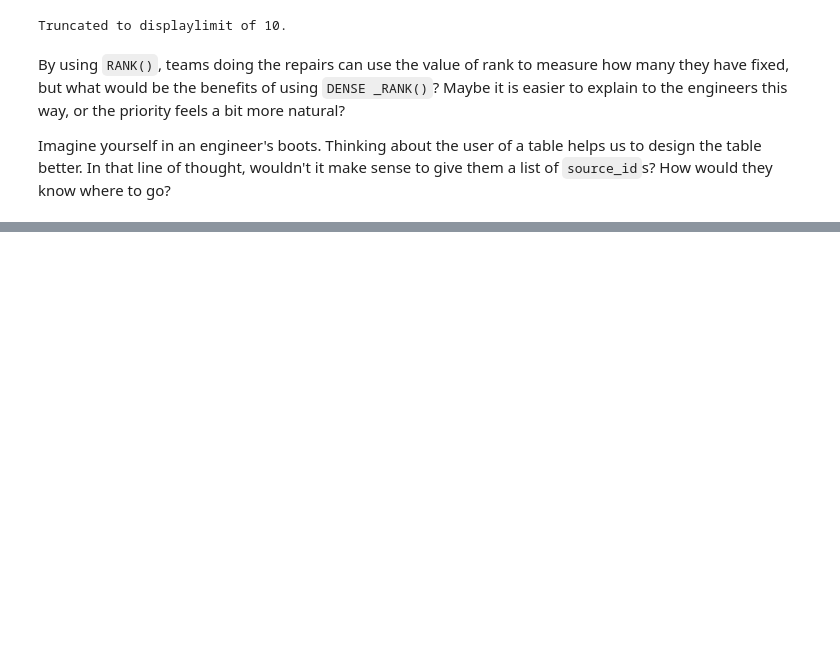
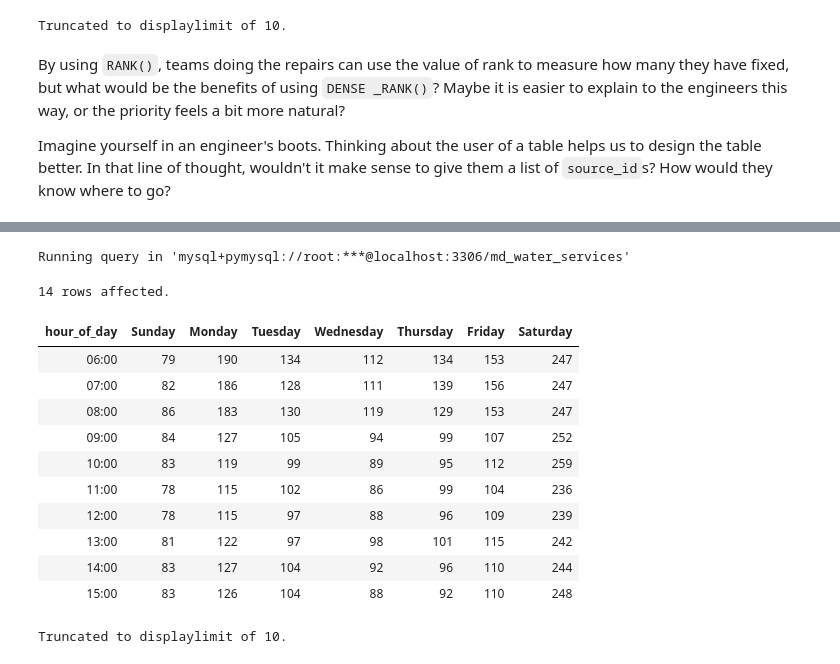
Before and after one commit to kelvinziroh/maji_ndogo, a Jupyter notebook: part_2/maji_ndogo_part2.ipynb, the cells around one changed output, grey strips where cells are left out. Drawn from its saved outputs; the diff is of its cells as text; code cells hidden in the pictures; blank space fills up the shorter version.

Commit message:
Average queue times per hour of day across days of the week

```diff
--- a/part_2/maji_ndogo_part2.ipynb
+++ b/part_2/maji_ndogo_part2.ipynb
@@ -455,0 +548,72 @@ Imagine yourself in an engineer's boots. Thinking about the user of a table help
+# %%
+%%sql
+# Create a pivot table of avg queue times per hour of day across days of the week
+SELECT
+	TIME_FORMAT(TIME(time_of_record), "%H:00") AS hour_of_day,
+    # Sunday
+    ROUND(AVG(
+		CASE
+			WHEN DAYNAME(time_of_record) = "Sunday"
+            THEN time_in_queue ELSE null
+		END), 0) AS Sunday,
+
+    # Monday
+    ROUND(AVG(
+		CASE
+			WHEN DAYNAME(time_of_record) = "Monday"
+            THEN time_in_queue ELSE null
+		END), 0) AS Monday,
+
+    # Tuesday
+    ROUND(AVG(
+		CASE
+			WHEN DAYNAME(time_of_record) = "Tuesday"
+            THEN time_in_queue ELSE null
+		END), 0) AS Tuesday,
+
+    # Wednesday
+    ROUND(AVG(
+		CASE
+			WHEN DAYNAME(time_of_record) = "Wednesday"
+            THEN time_in_queue ELSE null
+		END), 0) AS Wednesday,
+
+    # Thursday
+    ROUND(AVG(
+		CASE
+			WHEN DAYNAME(time_of_record) = "Thursday"
+            THEN time_in_queue ELSE null
+		END), 0) AS Thursday,
+
+    # Friday
+	ROUND(AVG(
+		CASE
+			WHEN DAYNAME(time_of_record) = "Friday"
+            THEN time_in_queue ELSE null
+		END), 0) AS Friday,
+
+    # Saturday
+    ROUND(AVG(
+		CASE
+			WHEN DAYNAME(time_of_record) = "Saturday"
+            THEN time_in_queue ELSE null
+		END), 0) AS Saturday
+FROM md_water_services.visits
+WHERE time_in_queue != 0
+GROUP BY hour_of_day
+ORDER BY hour_of_day;
+# %% [output]
+Running query in 'mysql+pymysql://root:***@localhost:3306/md_water_services'
+14 rows affected.
+| hour_of_day | Sunday | Monday | Tuesday | Wednesday | Thursday | Friday | Saturday |
+| 06:00 | 79 | 190 | 134 | 112 | 134 | 153 | 247 |
+| 07:00 | 82 | 186 | 128 | 111 | 139 | 156 | 247 |
+| 08:00 | 86 | 183 | 130 | 119 | 129 | 153 | 247 |
+| 09:00 | 84 | 127 | 105 | 94 | 99 | 107 | 252 |
+| 10:00 | 83 | 119 | 99 | 89 | 95 | 112 | 259 |
+| 11:00 | 78 | 115 | 102 | 86 | 99 | 104 | 236 |
+| 12:00 | 78 | 115 | 97 | 88 | 96 | 109 | 239 |
+| 13:00 | 81 | 122 | 97 | 98 | 101 | 115 | 242 |
+| 14:00 | 83 | 127 | 104 | 92 | 96 | 110 | 244 |
+| 15:00 | 83 | 126 | 104 | 88 | 92 | 110 | 248 |
+Truncated to displaylimit of 10.
```
Also changed, not shown: parts of 11 cells of this notebook.
